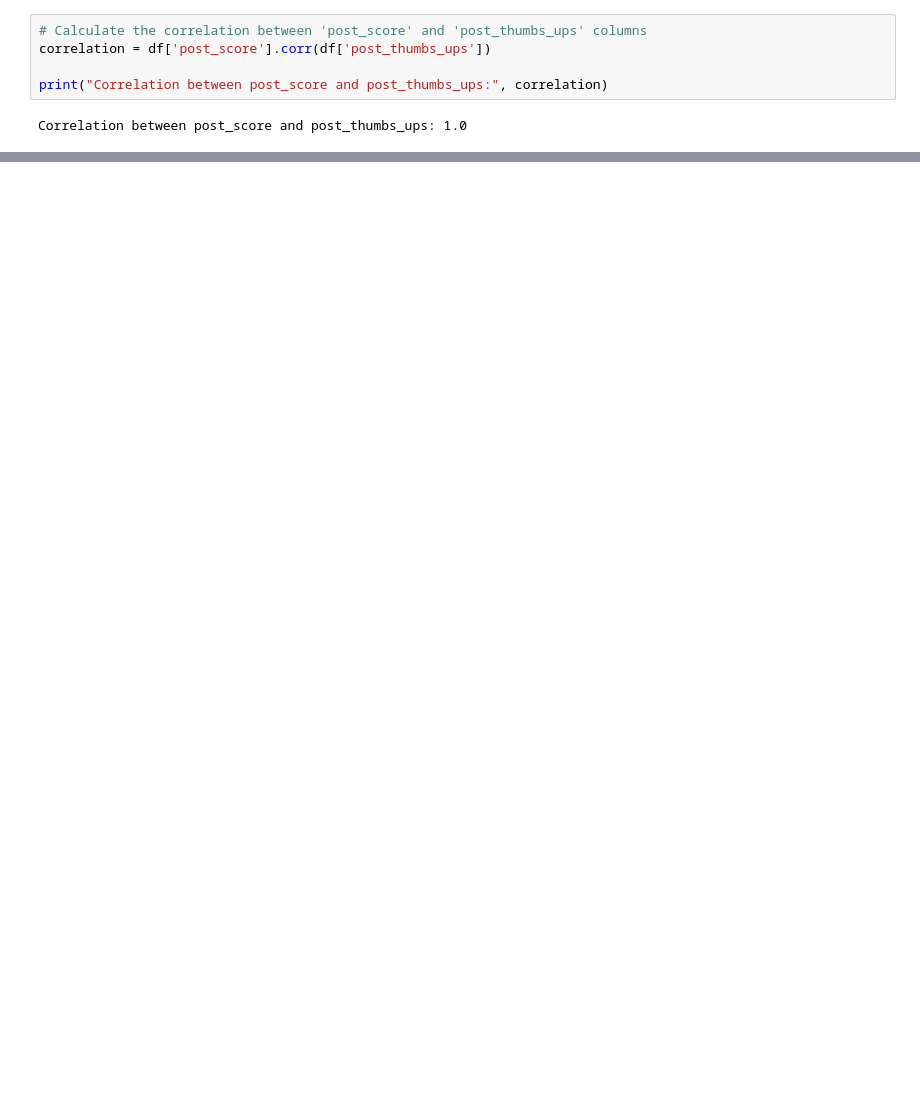
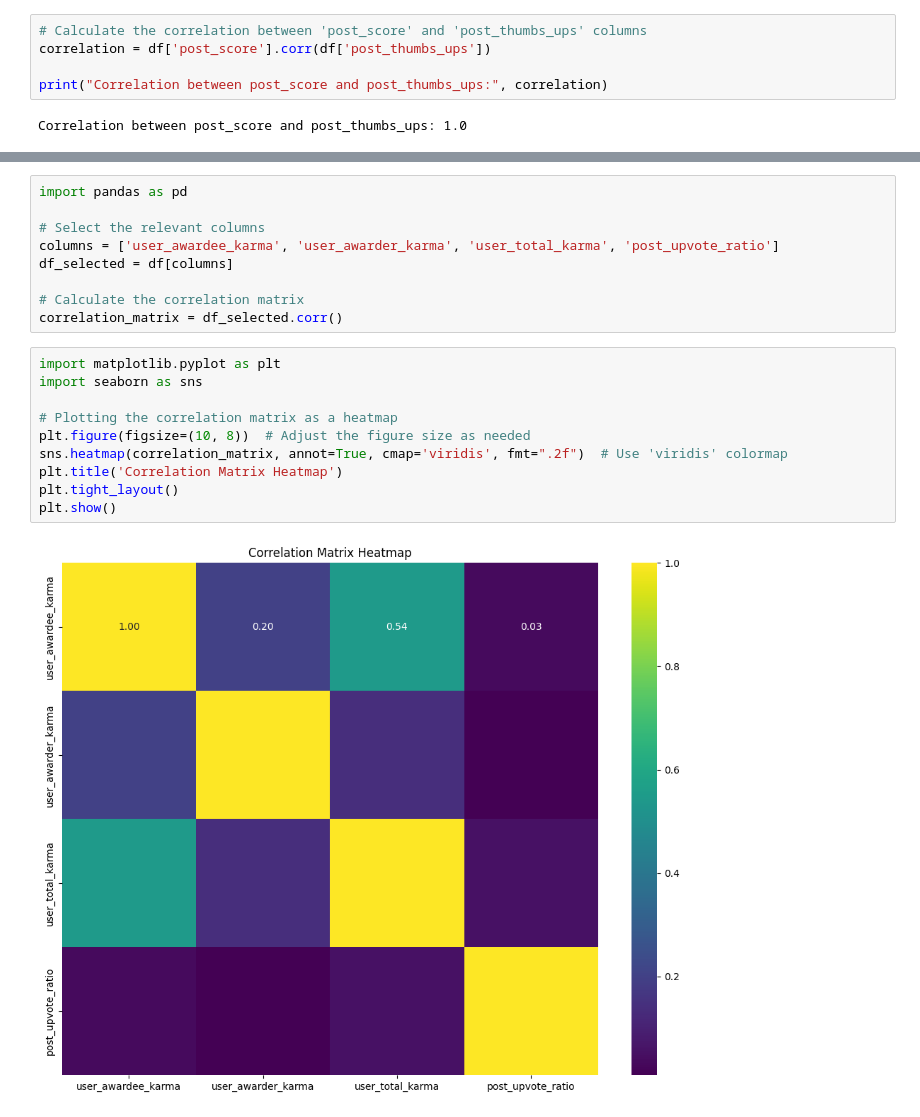
Before and after one commit to amanjot826/Reddit-Post-Controversality-Analysis, a Jupyter notebook: feature_selection.ipynb, the cells around one changed output, grey strips where cells are left out. Drawn from its saved outputs; the diff is of its cells as text; blank space fills up the shorter version.

```diff
--- a/feature_selection.ipynb
+++ b/feature_selection.ipynb
@@ -370,0 +183,21 @@ Correlation between post_score and post_thumbs_ups: 1.0
+# %%
+import pandas as pd
+
+# Select the relevant columns
+columns = ['user_awardee_karma', 'user_awarder_karma', 'user_total_karma', 'post_upvote_ratio']
+df_selected = df[columns]
+
+# Calculate the correlation matrix
+correlation_matrix = df_selected.corr()
+# %%
+import matplotlib.pyplot as plt
+import seaborn as sns
+
+# Plotting the correlation matrix as a heatmap
+plt.figure(figsize=(10, 8))  # Adjust the figure size as needed
+sns.heatmap(correlation_matrix, annot=True, cmap='viridis', fmt=".2f")  # Use 'viridis' colormap
+plt.title('Correlation Matrix Heatmap')
+plt.tight_layout()
+plt.show()
+# %% [output]
+[figure, added]
```
Also changed, not shown: parts of 58 cells of this notebook.
